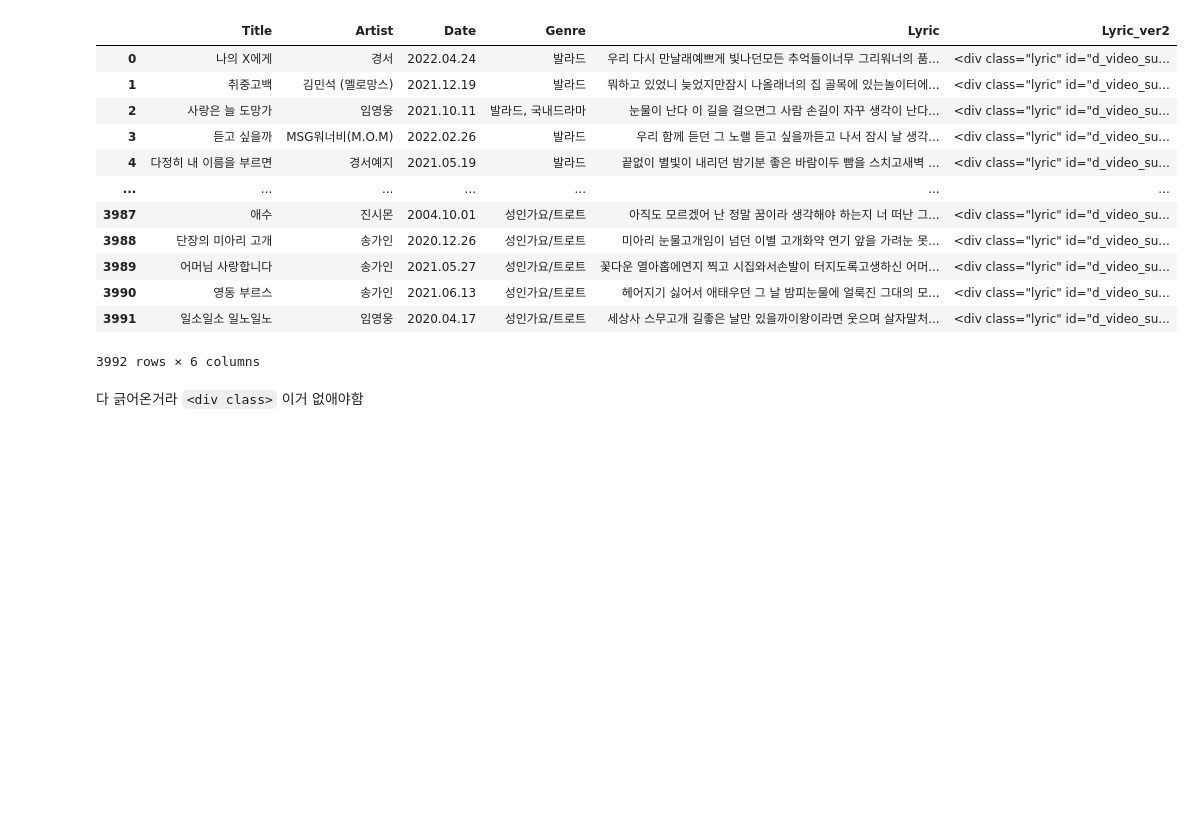
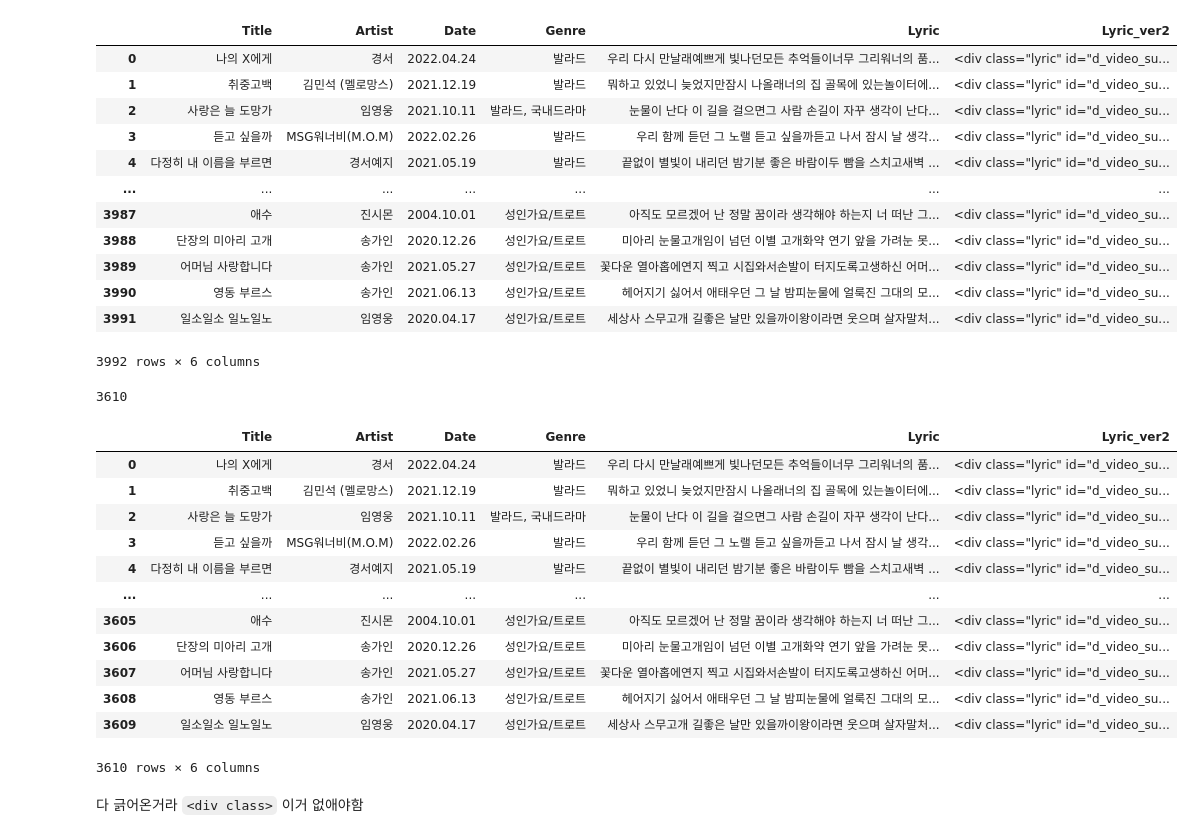
Before and after one commit to sihyeon3523/Six_of_cells, a Jupyter notebook: new_lyricProcess.ipynb, the cells around one changed output. Saved outputs shown, nothing was run; the diff lists cells and outputs as text; code cells hidden in the pictures; blank space fills up the shorter version.

````diff
--- a/new_lyricProcess.ipynb
+++ b/new_lyricProcess.ipynb
@@ -109,6 +110,32 @@ df_allsongs.reset_index(drop=True)
 | 3990 | 영동 부르스 | 송가인 | 2021.06.13 | 성인가요/트로트 | 헤어지기 싫어서 애태우던 그 날 밤피눈물에 얼룩진 그대의 모... | <div class="lyric" id="d_video_su... |
 | 3991 | 일소일소 일노일노 | 임영웅 | 2020.04.17 | 성인가요/트로트 | 세상사 스무고개 길좋은 날만 있을까이왕이라면 웃으며 살자말처... | <div class="lyric" id="d_video_su... |
 3992 rows × 6 columns
+# %%
+df_allsongs['Lyric'].nunique()
+# df_allsongs : 장르별 df 다 합친 것
+# nunique: n of unique, 데이터 중복 유무를 확인
+
+df_allsongs.drop_duplicates(subset = ['Lyric'], inplace = True)
+len(df_allsongs)
+# %% [output]
+3610
+# %%
+df_allsongs = df_allsongs.reset_index(drop=True)
+df_allsongs
+# %% [output]
+|  | Title | Artist | Date | Genre | Lyric | Lyric_ver2 |
+| 0 | 나의 X에게 | 경서 | 2022.04.24 | 발라드 | 우리 다시 만날래예쁘게 빛나던모든 추억들이너무 그리워너의 품... | <div class="lyric" id="d_video_su... |
+| 1 | 취중고백 | 김민석 (멜로망스) | 2021.12.19 | 발라드 | 뭐하고 있었니 늦었지만잠시 나올래너의 집 골목에 있는놀이터에... | <div class="lyric" id="d_video_su... |
+| 2 | 사랑은 늘 도망가 | 임영웅 | 2021.10.11 | 발라드, 국내드라마 | 눈물이 난다 이 길을 걸으면그 사람 손길이 자꾸 생각이 난다... | <div class="lyric" id="d_video_su... |
+| 3 | 듣고 싶을까 | MSG워너비(M.O.M) | 2022.02.26 | 발라드 | 우리 함께 듣던 그 노랠 듣고 싶을까듣고 나서 잠시 날 생각... | <div class="lyric" id="d_video_su... |
+| 4 | 다정히 내 이름을 부르면 | 경서예지 | 2021.05.19 | 발라드 | 끝없이 별빛이 내리던 밤기분 좋은 바람이두 빰을 스치고새벽 ... | <div class="lyric" id="d_video_su... |
+| ... | ... | ... | ... | ... | ... | ... |
+| 3605 | 애수 | 진시몬 | 2004.10.01 | 성인가요/트로트 | 아직도 모르겠어 난 정말 꿈이라 생각해야 하는지 너 떠난 그... | <div class="lyric" id="d_video_su... |
+| 3606 | 단장의 미아리 고개 | 송가인 | 2020.12.26 | 성인가요/트로트 | 미아리 눈물고개임이 넘던 이별 고개화약 연기 앞을 가려눈 못... | <div class="lyric" id="d_video_su... |
+| 3607 | 어머님 사랑합니다 | 송가인 | 2021.05.27 | 성인가요/트로트 | 꽃다운 열아홉에연지 찍고 시집와서손발이 터지도록고생하신 어머... | <div class="lyric" id="d_video_su... |
+| 3608 | 영동 부르스 | 송가인 | 2021.06.13 | 성인가요/트로트 | 헤어지기 싫어서 애태우던 그 날 밤피눈물에 얼룩진 그대의 모... | <div class="lyric" id="d_video_su... |
+| 3609 | 일소일소 일노일노 | 임영웅 | 2020.04.17 | 성인가요/트로트 | 세상사 스무고개 길좋은 날만 있을까이왕이라면 웃으며 살자말처... | <div class="lyric" id="d_video_su... |
+3610 rows × 6 columns
 # %% [markdown]
 다 긁어온거라 ```<div class>``` 이거 없애야함
 # %%
````
Also changed, not shown: parts of 15 cells of this notebook.
